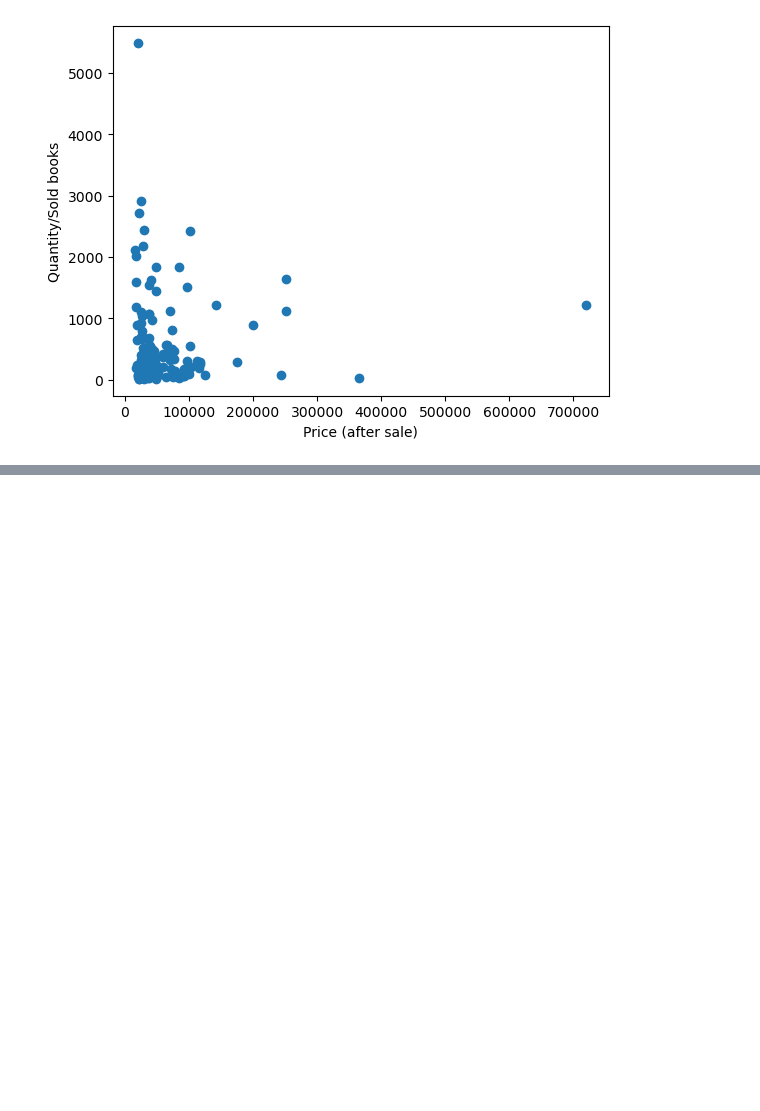
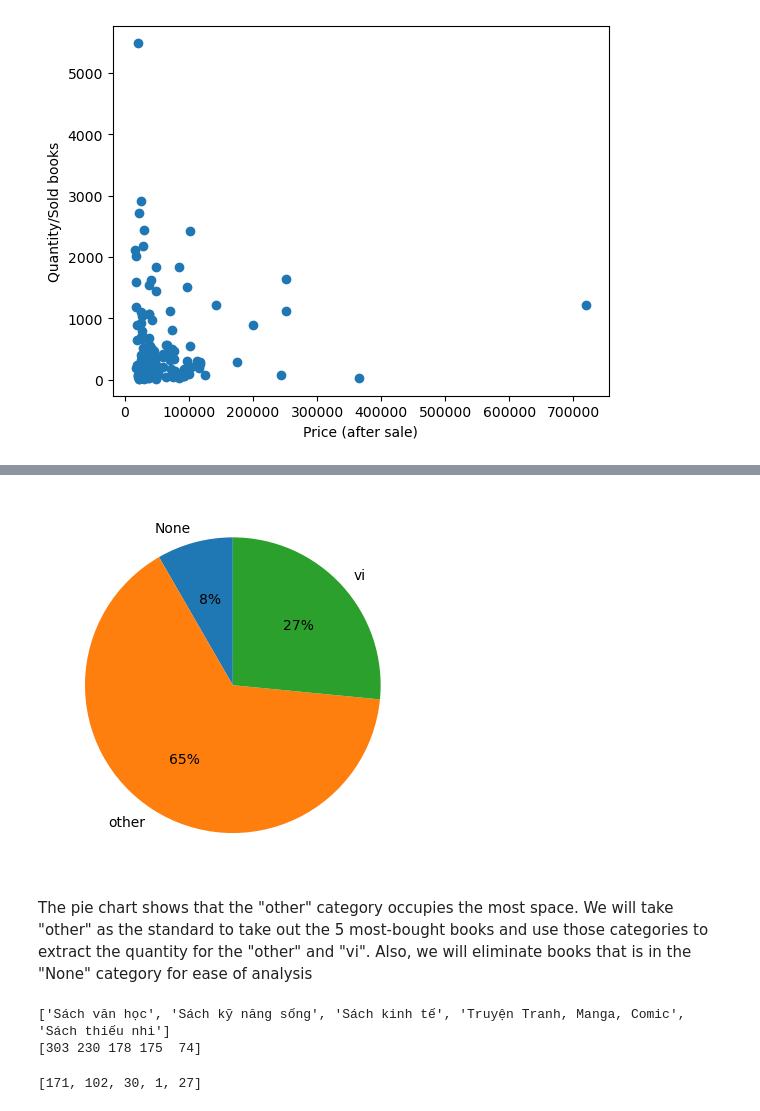
Before and after one commit to trungluong12/LTCKHDL_FinalProject, a Jupyter notebook: FinalProject.ipynb, the cells around one changed output, grey strips where cells are left out. Saved outputs shown, nothing was run; the diff lists cells and outputs as text; code cells hidden in the pictures; blank space fills up the shorter version.

```diff
--- a/FinalProject.ipynb
+++ b/FinalProject.ipynb
@@ -709,0 +660,11 @@ Overall, we can conclude that: based on the data, the majority of top books from
+# %%
+from langdetect import detect
+author_origin = []
+for i in my_book_df.index:
+    if (type(my_book_df['authors'][i]) == float or my_book_df['authors'][i] == "." or my_book_df['authors'][i] == ".." or my_book_df['authors'][i] == " "):
+        author_origin.append('None')
+    elif detect(my_book_df['authors'][i]) == "vi":
+        author_origin.append('vi')
+    else:
+        author_origin.append('other')
+my_book_df['author_origin'] = author_origin
@@ -709,0 +685,25 @@ Overall, we can conclude that: based on the data, the majority of top books from
+# %%
+plt.pie(lang_df['quantity'].to_numpy(), labels = ['None', 'other', 'vi'], startangle = 90, autopct='%1.0f%%')
+plt.show()
+# %% [output]
+[figure, added]
+# %% [markdown]
+The pie chart shows that the "other" category occupies the most space. We will take "other" as the standard to take out the 5 most-bought books and use those categories to extract the quantity for the "other" and "vi". Also, we will eliminate books that is in the "None" category for ease of analysis
+# %%
+# get the top 5 categories from other
+category = my_book_df[my_book_df['author_origin'] == 'other'].bigger_cate.value_counts()[:5].index.to_list()
+category_other_quantity = my_book_df[my_book_df['author_origin'] == 'other'].bigger_cate.value_counts()[:5].values
+
+print(category)
+print(category_other_quantity)
+# %% [output]
+['Sách văn học', 'Sách kỹ năng sống', 'Sách kinh tế', 'Truyện Tranh, Manga, Comic', 'Sách thiếu nhi']
+[303 230 178 175  74]
+# %%
+category_vi_quantity = []
+for i in category: # count vietnamese book
+    temp = len(my_book_df[(my_book_df.bigger_cate == i) & (my_book_df.author_origin == 'vi')]['quantity'] )
+    category_vi_quantity.append(temp)
+print(category_vi_quantity)
+# %% [output]
+[171, 102, 30, 1, 27]
```
Also changed, not shown: parts of 43 cells of this notebook.
